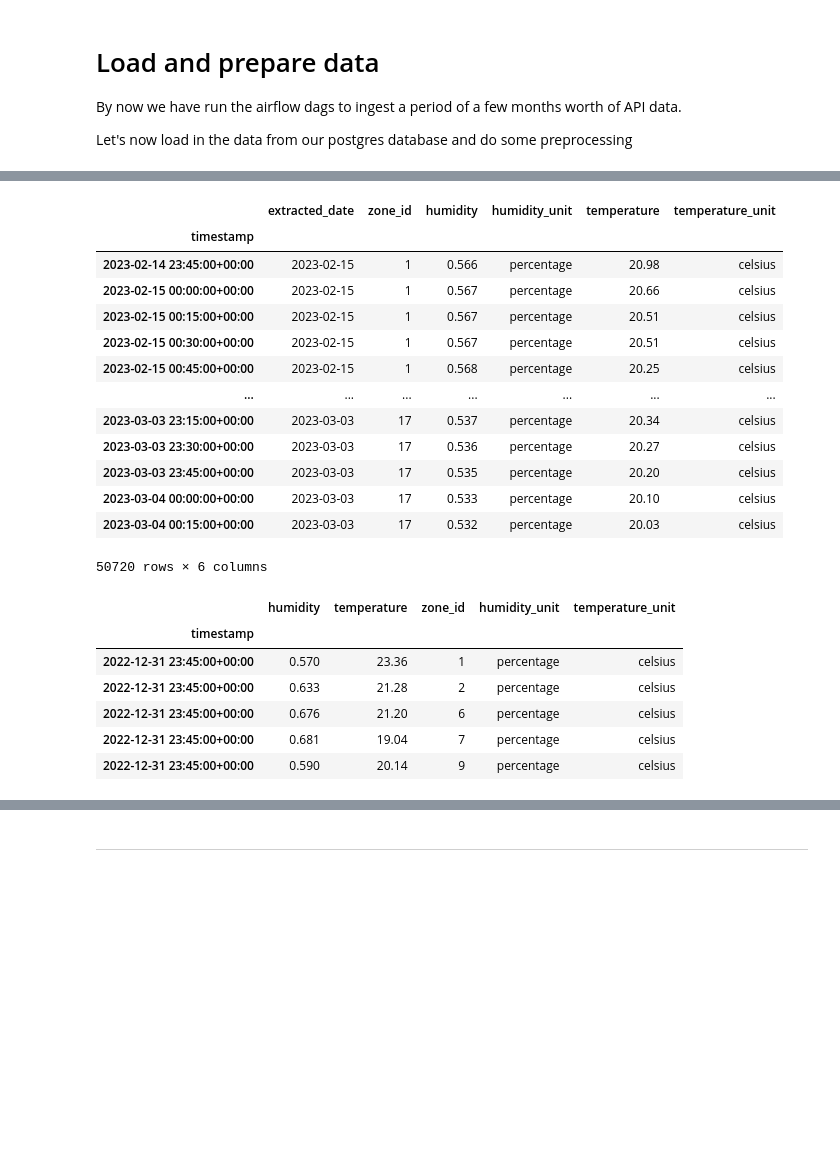
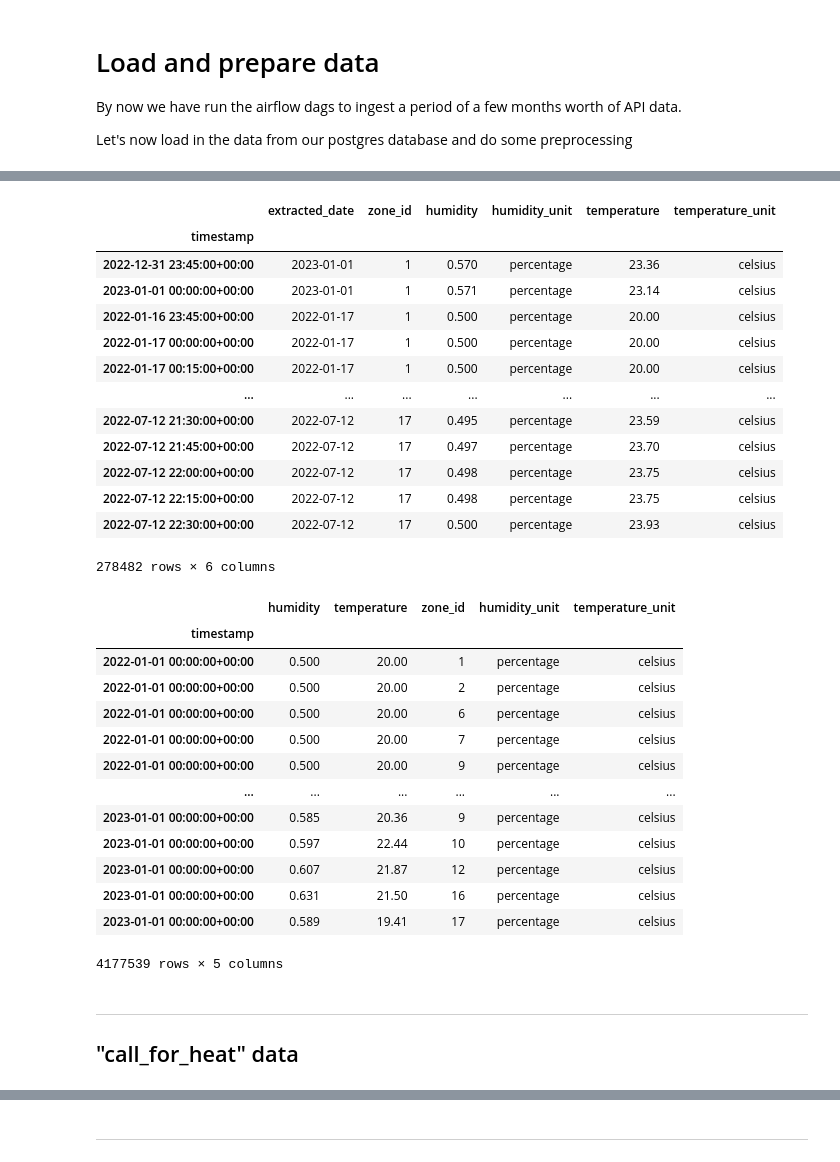
Before and after one commit to adin786/house_climate, a Jupyter notebook: notebooks/01-load_and_prepare.ipynb, the cells around one changed output, grey strips where cells are left out. Saved outputs shown, nothing was run; the diff lists cells and outputs as text; code cells hidden in the pictures; blank space fills up the shorter version.

```diff
--- a/notebooks/01-load_and_prepare.ipynb
+++ b/notebooks/01-load_and_prepare.ipynb
@@ -12,3 +16,3 @@ from dotenv import find_dotenv
 # %%
 REPO_ROOT = Path(find_dotenv()).parent
-CONNECTION_STRING = "postgresql+psycopg2://postgres:postgres@localhost:5432/postgres"
+CONNECTION_STRING = os.environ["DB_CONNECTION_STRING"]
@@ -17,8 +20,0 @@ engine = create_engine(CONNECTION_STRING)
-# %%
-with engine.begin() as conn:
-    result = conn.execute(
-        text("SELECT * FROM interior LIMIT 5")
-    )
-
-for res in result:
-    print(res)
@@ -31,7 +36,7 @@ for res in result:
 # %%
 with engine.begin() as conn:
-    interior = pd.read_sql("interior", con=engine)
+    interior = pd.read_sql("SELECT * FROM interior WHERE extracted_date BETWEEN '2022-01-01' AND '2023-01-01'", con=engine)
 
-interior.head()
+interior.sort_values(['timestamp', 'zone_id'])
 # %% [output]
 |  | extracted_date | timestamp | zone_id | humidity | humidity_unit | temperature | temperature_unit |
@@ -87,18 +99,18 @@ def clean_interior(interior):# Clean up duplicates
 # %% [output]
 |  | extracted_date | zone_id | humidity | humidity_unit | temperature | temperature_unit |
 | timestamp |  |  |  |  |  |  |
-| 2023-02-14 23:45:00+00:00 | 2023-02-15 | 1 | 0.566 | percentage | 20.98 | celsius |
-| 2023-02-15 00:00:00+00:00 | 2023-02-15 | 1 | 0.567 | percentage | 20.66 | celsius |
-| 2023-02-15 00:15:00+00:00 | 2023-02-15 | 1 | 0.567 | percentage | 20.51 | celsius |
-| 2023-02-15 00:30:00+00:00 | 2023-02-15 | 1 | 0.567 | percentage | 20.51 | celsius |
-| 2023-02-15 00:45:00+00:00 | 2023-02-15 | 1 | 0.568 | percentage | 20.25 | celsius |
+| 2022-12-31 23:45:00+00:00 | 2023-01-01 | 1 | 0.570 | percentage | 23.36 | celsius |
+| 2023-01-01 00:00:00+00:00 | 2023-01-01 | 1 | 0.571 | percentage | 23.14 | celsius |
+| 2022-01-16 23:45:00+00:00 | 2022-01-17 | 1 | 0.500 | percentage | 20.00 | celsius |
+| 2022-01-17 00:00:00+00:00 | 2022-01-17 | 1 | 0.500 | percentage | 20.00 | celsius |
+| 2022-01-17 00:15:00+00:00 | 2022-01-17 | 1 | 0.500 | percentage | 20.00 | celsius |
 | ... | ... | ... | ... | ... | ... | ... |
-| 2023-03-03 23:15:00+00:00 | 2023-03-03 | 17 | 0.537 | percentage | 20.34 | celsius |
-| 2023-03-03 23:30:00+00:00 | 2023-03-03 | 17 | 0.536 | percentage | 20.27 | celsius |
-| 2023-03-03 23:45:00+00:00 | 2023-03-03 | 17 | 0.535 | percentage | 20.20 | celsius |
-| 2023-03-04 00:00:00+00:00 | 2023-03-03 | 17 | 0.533 | percentage | 20.10 | celsius |
-| 2023-03-04 00:15:00+00:00 | 2023-03-03 | 17 | 0.532 | percentage | 20.03 | celsius |
+| 2022-07-12 21:30:00+00:00 | 2022-07-12 | 17 | 0.495 | percentage | 23.59 | celsius |
+| 2022-07-12 21:45:00+00:00 | 2022-07-12 | 17 | 0.497 | percentage | 23.70 | celsius |
+| 2022-07-12 22:00:00+00:00 | 2022-07-12 | 17 | 0.498 | percentage | 23.75 | celsius |
+| 2022-07-12 22:15:00+00:00 | 2022-07-12 | 17 | 0.498 | percentage | 23.75 | celsius |
+| 2022-07-12 22:30:00+00:00 | 2022-07-12 | 17 | 0.500 | percentage | 23.93 | celsius |
-50720 rows × 6 columns
+278482 rows × 6 columns
 # %%
 # Resample timeseries to 1minute intervals
 # Numerical columns get linear interpolated from the existing 15minute intervals
@@ -106,40 +118,57 @@ def clean_interior(interior):# Clean up duplicates
 
 def upsample_interior(interior):
     interpolated_num_cols = (
         interior
         .loc[:, ["humidity", "temperature"]]
         .resample('1T')
         .interpolate('linear')
     )
 
     interpolated_other_cols = (
         interior
         .loc[:, ["zone_id", "humidity_unit", "temperature_unit"]]
     )
 
-    interior = (
-        pd.merge(left=interpolated_num_cols, right=interpolated_other_cols, on='timestamp', how='left')
+    new_interior = (
+        pd.merge(
+            left=interpolated_num_cols,
+            right=interpolated_other_cols,
+            on='timestamp',
+            how='left'
+        )
         .ffill()
-        .astype({"zone_id": "int"})
+        .astype({"zone_id": "Int8"})
     )
-    return interior
+    return new_interior
 
 
 interior_resampled = (
     interior
     .groupby('zone_id').apply(clean_interior)
     .set_index('timestamp')
     .groupby('zone_id').apply(upsample_interior)
+    .ffill()
     .reset_index(0, drop=True)
     .sort_values(by=['timestamp', 'zone_id'])
 )
 
-interior_resampled.head()
+interior_resampled
 # %% [output]
 |  | humidity | temperature | zone_id | humidity_unit | temperature_unit |
 | timestamp |  |  |  |  |  |
-| 2022-12-31 23:45:00+00:00 | 0.570 | 23.36 | 1 | percentage | celsius |
-| 2022-12-31 23:45:00+00:00 | 0.633 | 21.28 | 2 | percentage | celsius |
-| 2022-12-31 23:45:00+00:00 | 0.676 | 21.20 | 6 | percentage | celsius |
-| 2022-12-31 23:45:00+00:00 | 0.681 | 19.04 | 7 | percentage | celsius |
-| 2022-12-31 23:45:00+00:00 | 0.590 | 20.14 | 9 | percentage | celsius |
+| 2022-01-01 00:00:00+00:00 | 0.500 | 20.00 | 1 | percentage | celsius |
+| 2022-01-01 00:00:00+00:00 | 0.500 | 20.00 | 2 | percentage | celsius |
+| 2022-01-01 00:00:00+00:00 | 0.500 | 20.00 | 6 | percentage | celsius |
+| 2022-01-01 00:00:00+00:00 | 0.500 | 20.00 | 7 | percentage | celsius |
+| 2022-01-01 00:00:00+00:00 | 0.500 | 20.00 | 9 | percentage | celsius |
+| ... | ... | ... | ... | ... | ... |
+| 2023-01-01 00:00:00+00:00 | 0.585 | 20.36 | 9 | percentage | celsius |
+| 2023-01-01 00:00:00+00:00 | 0.597 | 22.44 | 10 | percentage | celsius |
+| 2023-01-01 00:00:00+00:00 | 0.607 | 21.87 | 12 | percentage | celsius |
+| 2023-01-01 00:00:00+00:00 | 0.631 | 21.50 | 16 | percentage | celsius |
+| 2023-01-01 00:00:00+00:00 | 0.589 | 19.41 | 17 | percentage | celsius |
+4177539 rows × 5 columns
+# %% [markdown]
+---
+
+## "call_for_heat" data
```
Also changed, not shown: parts of 43 cells of this notebook, 5 other files.
